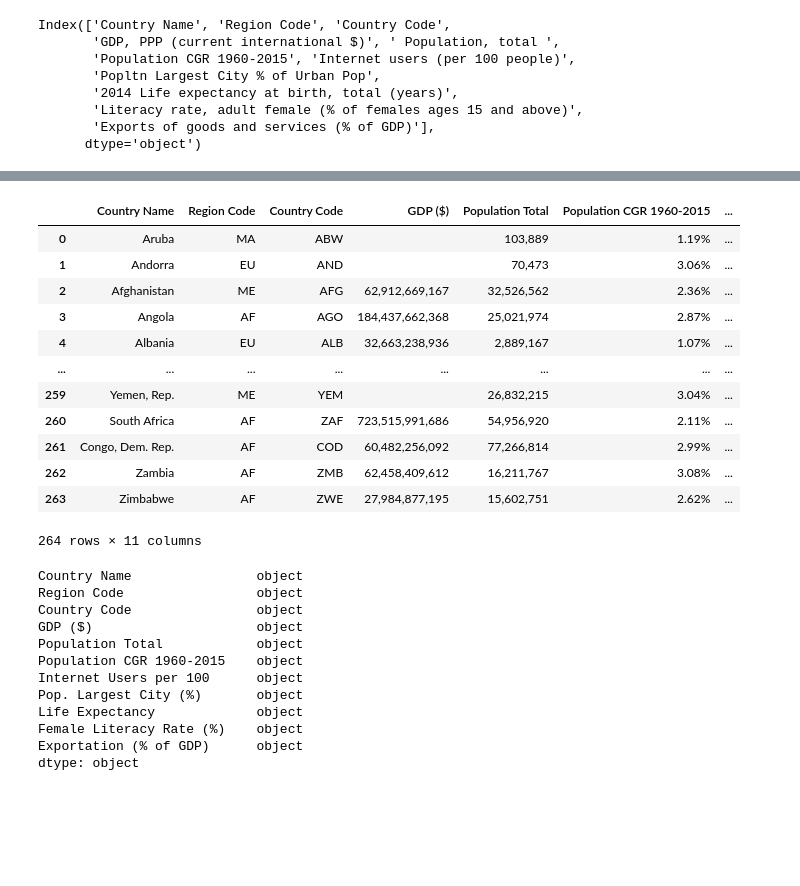
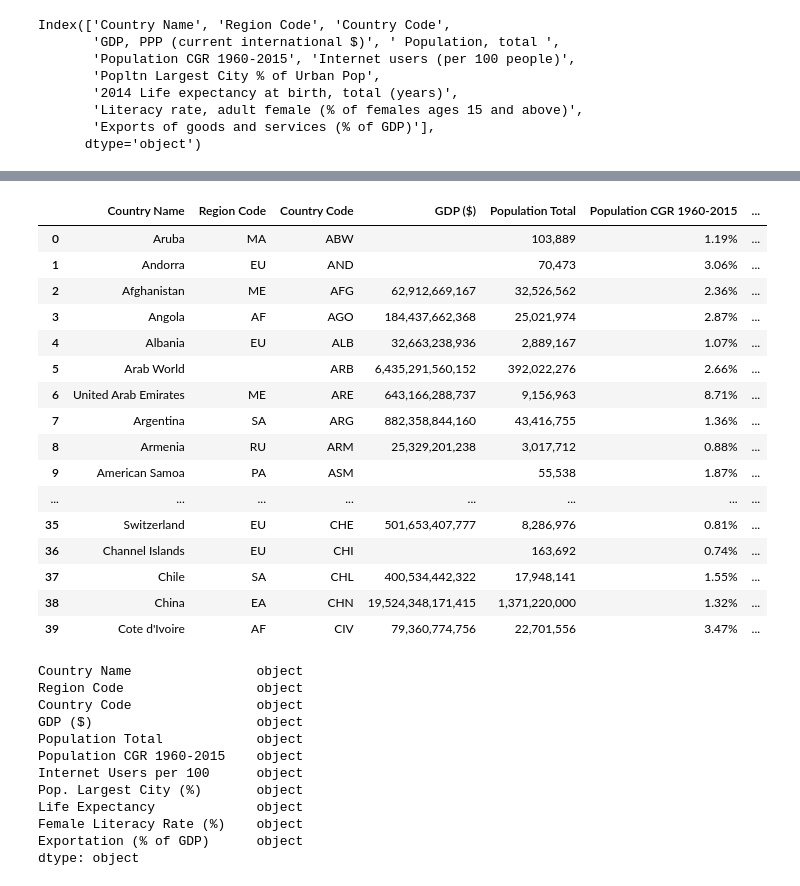
Before and after one commit to ilknurtoptas/Project_1, a Jupyter notebook: Project_1/World GDP Analysis.ipynb, the cells around one changed output, grey strips where cells are left out. Saved outputs shown, nothing was run; the diff lists cells and outputs as text; code cells hidden in the pictures; blank space fills up the shorter version.

```diff
--- a/Project_1/World GDP Analysis.ipynb
+++ b/Project_1/World GDP Analysis.ipynb
@@ -53,4 +69,5 @@ Index(['Country Name', 'Region Code', 'Country Code',
 # Delete empty region codes
 world_bank_df["Region Code"] = world_bank_df["Region Code"].replace({"NA": "AN"})
 world_bank_df["Region Code"].value_counts()
-world_bank_df = world_bank_df.dropna(subset=['Region Code'])
+remove_blank_rc_world_bank_df = world_bank_df.dropna(subset=['Region Code'])
+remove_blank_rc_world_bank_df.head(40)
@@ -57,29 +92,32 @@ world_bank_df = world_bank_df.dropna(subset=['Region Code'])
 # %%
 #Rename columns
 #world_bank_df.columns = world_bank_df.columns.str[0]
-world_bank_df = world_bank_df.rename(columns={"GDP, PPP (current international $)":"GDP ($)",
+rename_world_bank_df = remove_blank_rc_world_bank_df.rename(columns={"GDP, PPP (current international $)":"GDP ($)",
                                               " Population, total ":"Population Total",
                                               "Internet users (per 100 people)":"Internet Users per 100",
                                               "Popltn Largest City % of Urban Pop":"Pop. Largest City (%)",
                                               "2014 Life expectancy at birth, total (years)":"Life Expectancy",
                                               "Literacy rate, adult female (% of females ages 15 and above)":"Female Literacy Rate (%)",
                                               "Exports of goods and services (% of GDP)":"Exportation (% of GDP)"
                                               })
-
-world_bank_df
+rename_world_bank_df.head(40)
 # %% [output]
 |  | Country Name | Region Code | Country Code | GDP ($) | Population Total | Population CGR 1960-2015 | ... |
 | 0 | Aruba | MA | ABW |  | 103,889 | 1.19% | ... |
 | 1 | Andorra | EU | AND |  | 70,473 | 3.06% | ... |
 | 2 | Afghanistan | ME | AFG | 62,912,669,167 | 32,526,562 | 2.36% | ... |
 | 3 | Angola | AF | AGO | 184,437,662,368 | 25,021,974 | 2.87% | ... |
 | 4 | Albania | EU | ALB | 32,663,238,936 | 2,889,167 | 1.07% | ... |
+| 5 | Arab World |  | ARB | 6,435,291,560,152 | 392,022,276 | 2.66% | ... |
+| 6 | United Arab Emirates | ME | ARE | 643,166,288,737 | 9,156,963 | 8.71% | ... |
+| 7 | Argentina | SA | ARG | 882,358,844,160 | 43,416,755 | 1.36% | ... |
+| 8 | Armenia | RU | ARM | 25,329,201,238 | 3,017,712 | 0.88% | ... |
+| 9 | American Samoa | PA | ASM |  | 55,538 | 1.87% | ... |
 | ... | ... | ... | ... | ... | ... | ... | ... |
-| 259 | Yemen, Rep. | ME | YEM |  | 26,832,215 | 3.04% | ... |
-| 260 | South Africa | AF | ZAF | 723,515,991,686 | 54,956,920 | 2.11% | ... |
-| 261 | Congo, Dem. Rep. | AF | COD | 60,482,256,092 | 77,266,814 | 2.99% | ... |
-| 262 | Zambia | AF | ZMB | 62,458,409,612 | 16,211,767 | 3.08% | ... |
-| 263 | Zimbabwe | AF | ZWE | 27,984,877,195 | 15,602,751 | 2.62% | ... |
+| 35 | Switzerland | EU | CHE | 501,653,407,777 | 8,286,976 | 0.81% | ... |
+| 36 | Channel Islands | EU | CHI |  | 163,692 | 0.74% | ... |
+| 37 | Chile | SA | CHL | 400,534,442,322 | 17,948,141 | 1.55% | ... |
+| 38 | China | EA | CHN | 19,524,348,171,415 | 1,371,220,000 | 1.32% | ... |
+| 39 | Cote d'Ivoire | AF | CIV | 79,360,774,756 | 22,701,556 | 3.47% | ... |
-264 rows × 11 columns
 # %%
 #Find world_bank_df data types
```
Also changed, not shown: parts of 24 cells of this notebook.
